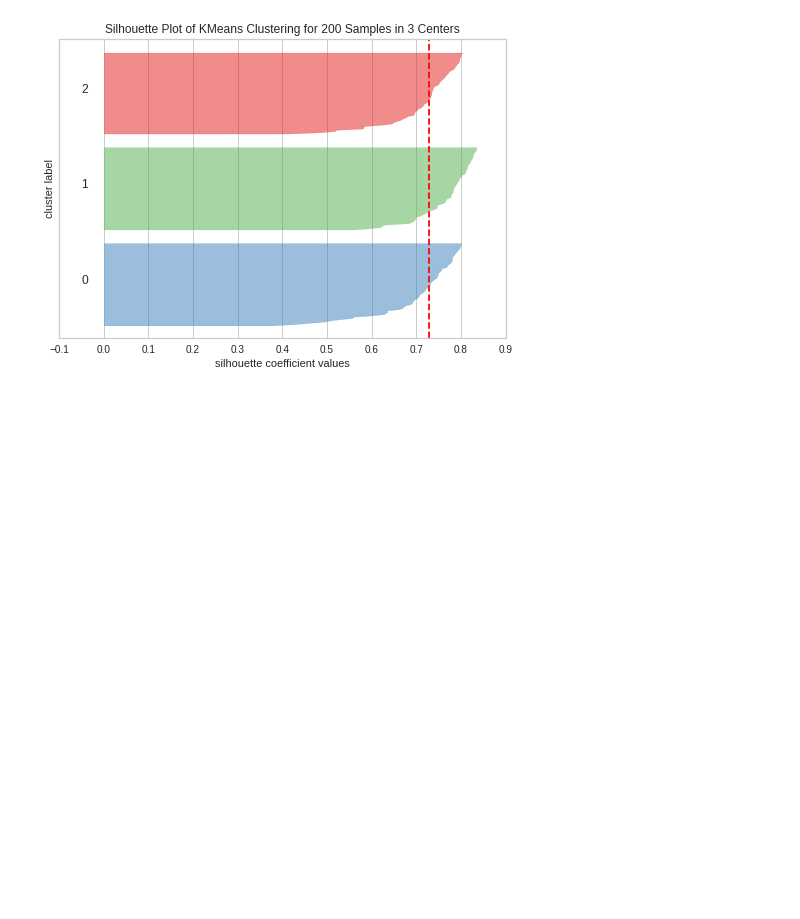
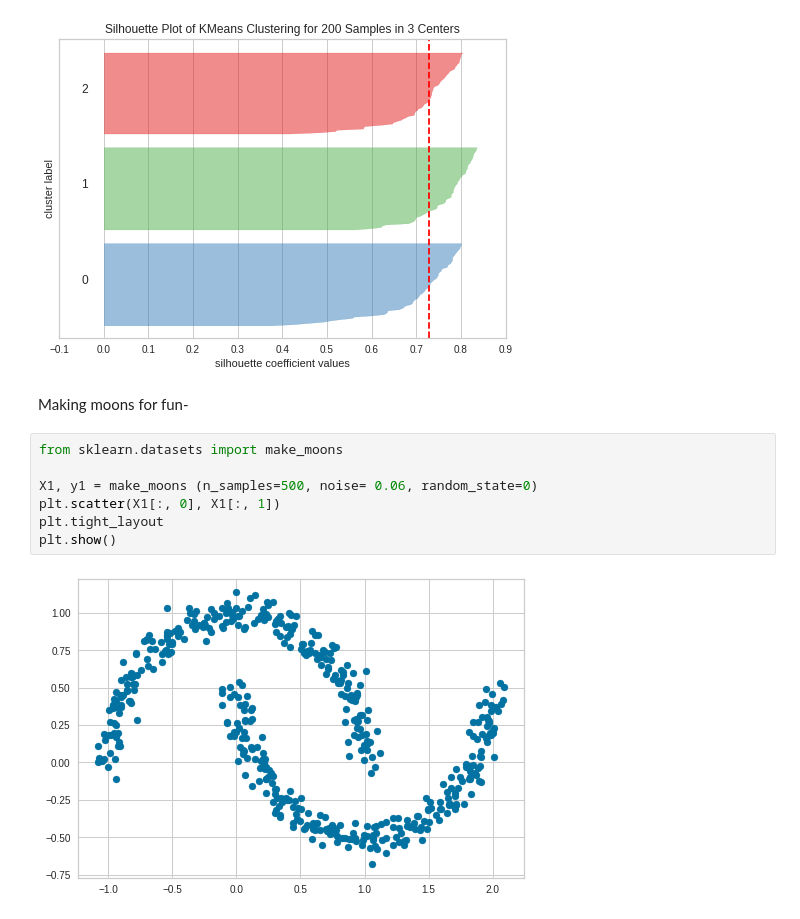
Before and after one commit to JessicaWoods03/Comp411Assignments, a Jupyter notebook: Homework10.ipynb, the cells around one changed output. Cells and saved outputs as stored; diff of their text form; blank space fills up the shorter version.

```diff
--- a/Homework10.ipynb
+++ b/Homework10.ipynb
@@ -170,3 +170,14 @@ visualizer.fit(X) # Fit the data to the visualizer
 visualizer.poof() # Draw the data
 # %% [output]
 [figure]
+# %% [markdown]
+Making moons for fun-
+# %%
+from sklearn.datasets import make_moons
+
+X1, y1 = make_moons (n_samples=500, noise= 0.06, random_state=0)
+plt.scatter(X1[:, 0], X1[:, 1])
+plt.tight_layout
+plt.show()
+# %% [output]
+[figure, added]
```
